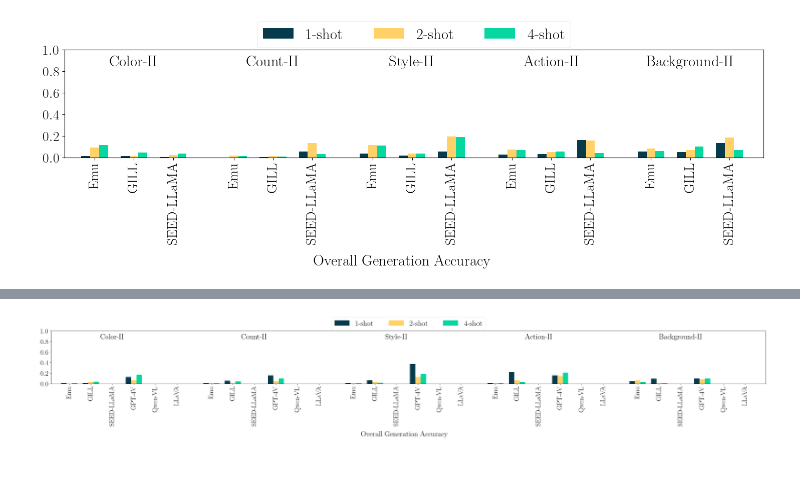
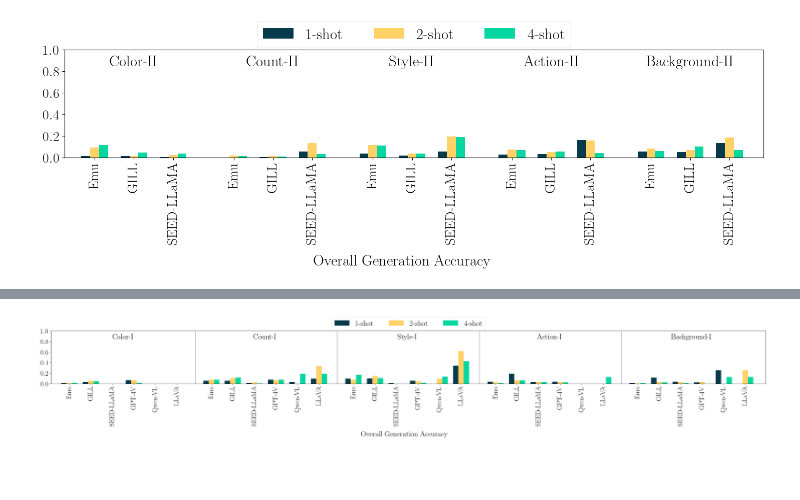
Before and after one commit to UW-Madison-Lee-Lab/CoBSAT, a Jupyter notebook: analysis/plot.ipynb, the cells around one changed output, grey strips where cells are left out. Saved outputs shown, nothing was run; the diff lists cells and outputs as text; code cells hidden in the pictures; blank space fills up the shorter version.

```diff
--- a/analysis/plot.ipynb
+++ b/analysis/plot.ipynb
@@ -95,18 +95,30 @@ model_dict = {
         'Emu': 'Emu',
         'GILL': 'gill',
         'SEED-LLaMA': 'SEED',
-        'GPT-4V': 'openai',
+        'GPT-4V': 'openai2',
         'Qwen-VL': 'qwen',
         'LLaVA': 'llava',
     }
 }
 
 colors = ['#073B4C','#FFD166','#06D6A0','#118AB2', '#DD3497', '#AE017E', '#7A0177', '#49006A' ]
+markers = ['o', '<', 's', 'p', 'P', 'X', 'D', 'd', 'v', 'h', 'H', '8', '>', '*', '1', '2', '3', '4', 'x', '+', '|', '_']
 plt.rc('font', family='serif', serif='times new roman')
 plt.rc('text', usetex=True)
 plt.rc('xtick', labelsize=20)
 plt.rc('ytick', labelsize=20)
 mpl.rcParams['patch.linewidth']=0.5 #width of the boundary of legend
+# %%
+results = []
+for model_mode in ['image', 'text']:
+    for metric in ['overall', 'textual', 'visual']:
+        for task in tasks['all']:
+            for num_shot in [1, 2, 4]:
+                for model in model_dict[model_mode].values():
+                    for misleading in [0, 1]:
+                        results.append([model_mode, metric, tasks['all'][task], num_shot, model, misleading, get_acc(model_mode, metric, tasks['all'][task], num_shot, model, misleading)])
+results = pd.DataFrame(results, columns=['model_mode', 'metric', 'task', 'num_shot', 'model', 'misleading', 'acc'])
+results.to_csv(os.path.join(root_dir, 'results', 'results.csv'), index=False)
 # %% [markdown]
 # Overall Performance Report
 # %%
@@ -216,9 +266,9 @@ sorted(tasks['all'], key = lambda x: min_acc[x], reverse = True)
 # %%
 bar_width = 2.5
-difficulty = 'challenge'
+difficulty = 'simple'
 model_mode = 'text'
 width, height = 30, 5
-misleading = 0
+misleading = 1
 metric = 'overall'
 wspace = 6
 barspace = 10
@@ -252,34 +302,36 @@ r3_data = [{'position': barspace*i + wspace*(i//len(model_dict[model_mode])) + 2
 
 
 fig, ax = plt.subplots(nrows = 1, ncols = 1)
 fig.subplots_adjust(left=0.02, bottom=.45, right=0.99, top=.88, wspace=0, hspace = 0.3) #margin of the figure
 fig.set_size_inches(width, height)
 
 xticks, xticklabels = [], []
 for i, (v1, v2, v3) in enumerate(zip(r1_data, r2_data, r3_data)):
     ax.bar(v1['position'], v1['acc'], width = bar_width, color = colors[0], label = '1-shot')
     ax.bar(v2['position'], v2['acc'], width = bar_width, color = colors[1], label = '2-shot')
     ax.bar(v3['position'], v3['acc'], width = bar_width, color = colors[2], label = '4-shot')
     xticks.append(v2['position'])
     xticklabels.append(v2['model'])
 
     if i % len(model_dict[model_mode]) == (len(model_dict[model_mode])-1)//2:
-        ax.text(v2['position'], 0.85, v2['task'], fontsize=22, fontweight='bold', ha='center')
+        ax.text(v2['position'] + barspace/2, 0.85, v2['task'], fontsize=22, fontweight='bold', ha='center')
+
+    if i % len(model_dict[model_mode]) == (len(model_dict[model_mode])-1):
+        if not i // len(model_dict[model_mode]) == (len(tasks[difficulty]) -1):
+            ax.axvline(x=v3['position'] + wspace, color='grey', linestyle='-', linewidth=1)
 
     # add legend
     if i == 0:
         ax.legend(loc='upper center', bbox_to_anchor=(0.5, 1.33), ncol=3, fontsize=22)
 
 ax.set_xticks(xticks)
 # break the line of the xticklabels
 ax.set_xticklabels(xticklabels, rotation = 90)
 ax.set_xlim(-wspace, wspace + barspace*(len(r1_data)-1) + wspace*(len(r1_data)//len(model_dict[model_mode])))
 ax.set_yticks(np.arange(0, 1.2, 0.2))
 # annotate every three clusters of bars with the dataset name
 fig.supxlabel('Overall Generation Accuracy', fontsize=22)
 fig.savefig(f'{root_dir}/figures/{difficulty}_m_{misleading}_{model_mode}.pdf')
 plt.show()
 # %% [output]
-[figure, old version]
+[figure, new version]
-# %% [markdown]
-#
```
Also changed, not shown: parts of 4 cells of this notebook.
